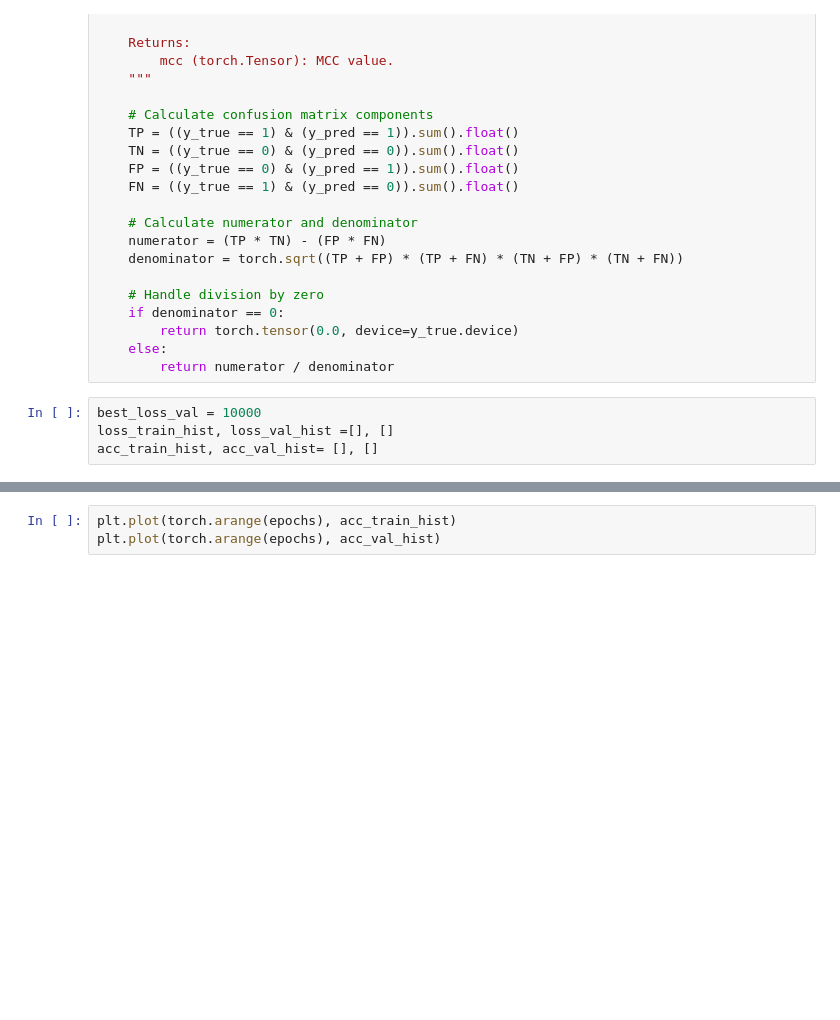
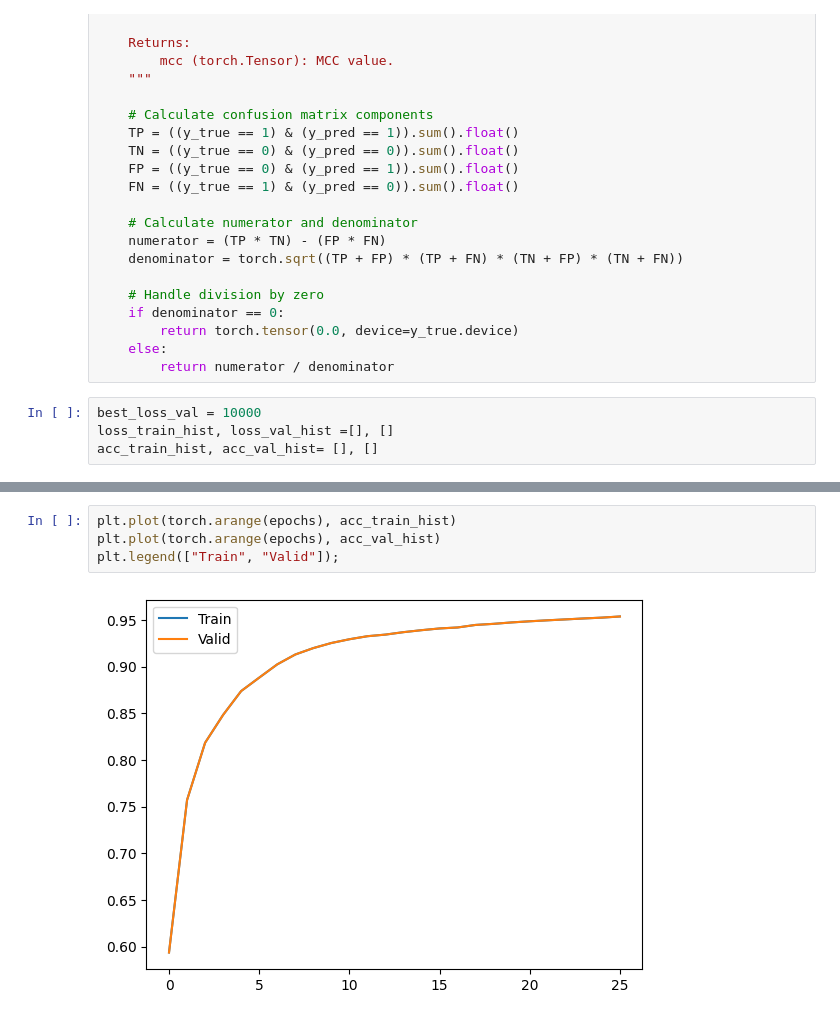
Before and after one commit to HoseinNekouei/PyTorch_Binary-Prediction-of-Poisonous-Mushrooms, a Jupyter notebook: Torch_binary_prediction_MLP.ipynb, the cells around one changed output, grey strips where cells are left out. Saved outputs shown, nothing was run; the diff lists cells and outputs as text; blank space fills up the shorter version.

```diff
--- a/Torch_binary_prediction_MLP.ipynb
+++ b/Torch_binary_prediction_MLP.ipynb
@@ -493,3 +513,6 @@ plt.plot(torch.arange(epochs), loss_val_hist)
 # %%
 plt.plot(torch.arange(epochs), acc_train_hist)
 plt.plot(torch.arange(epochs), acc_val_hist)
+plt.legend(["Train", "Valid"]);
+# %% [output]
+[figure, added]
```
Also changed, not shown: parts of 3 cells of this notebook.
